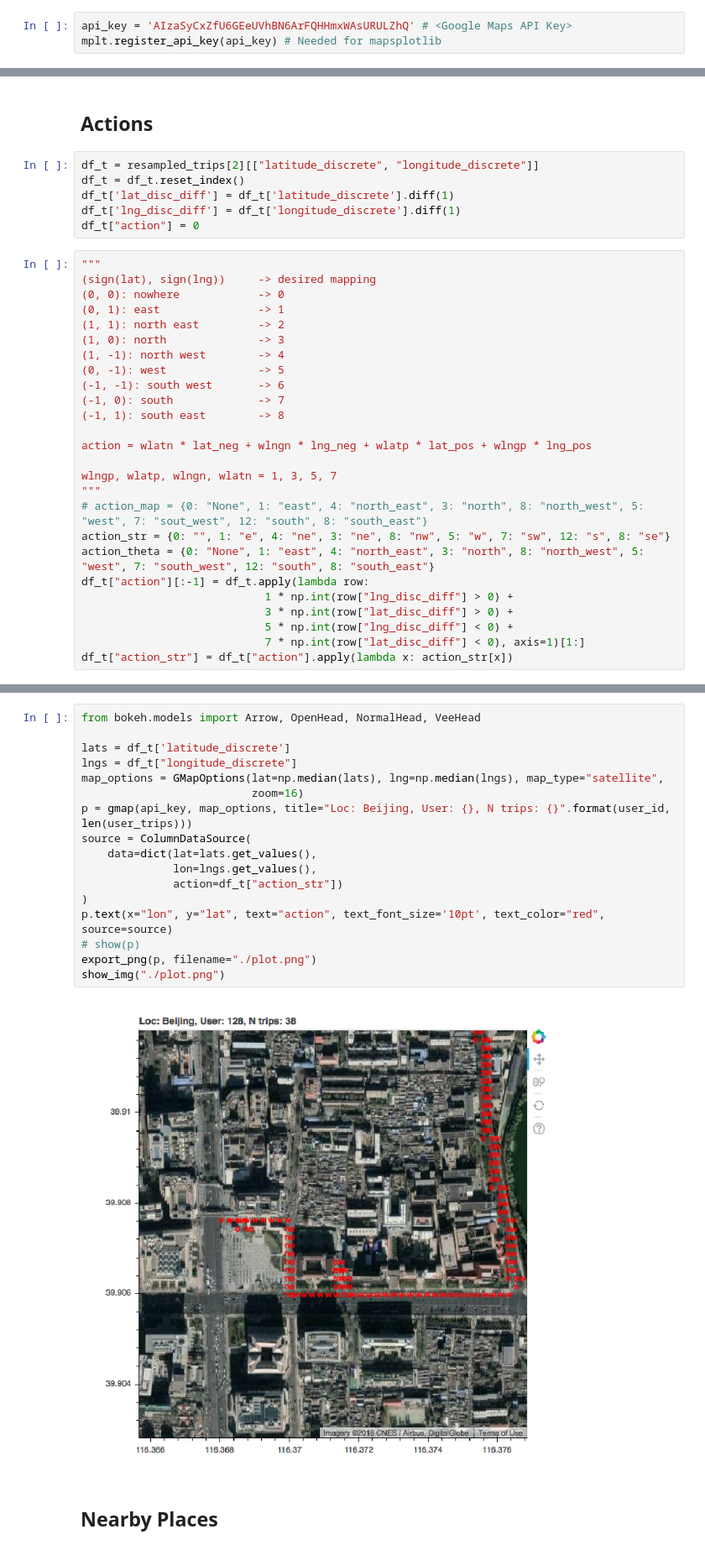
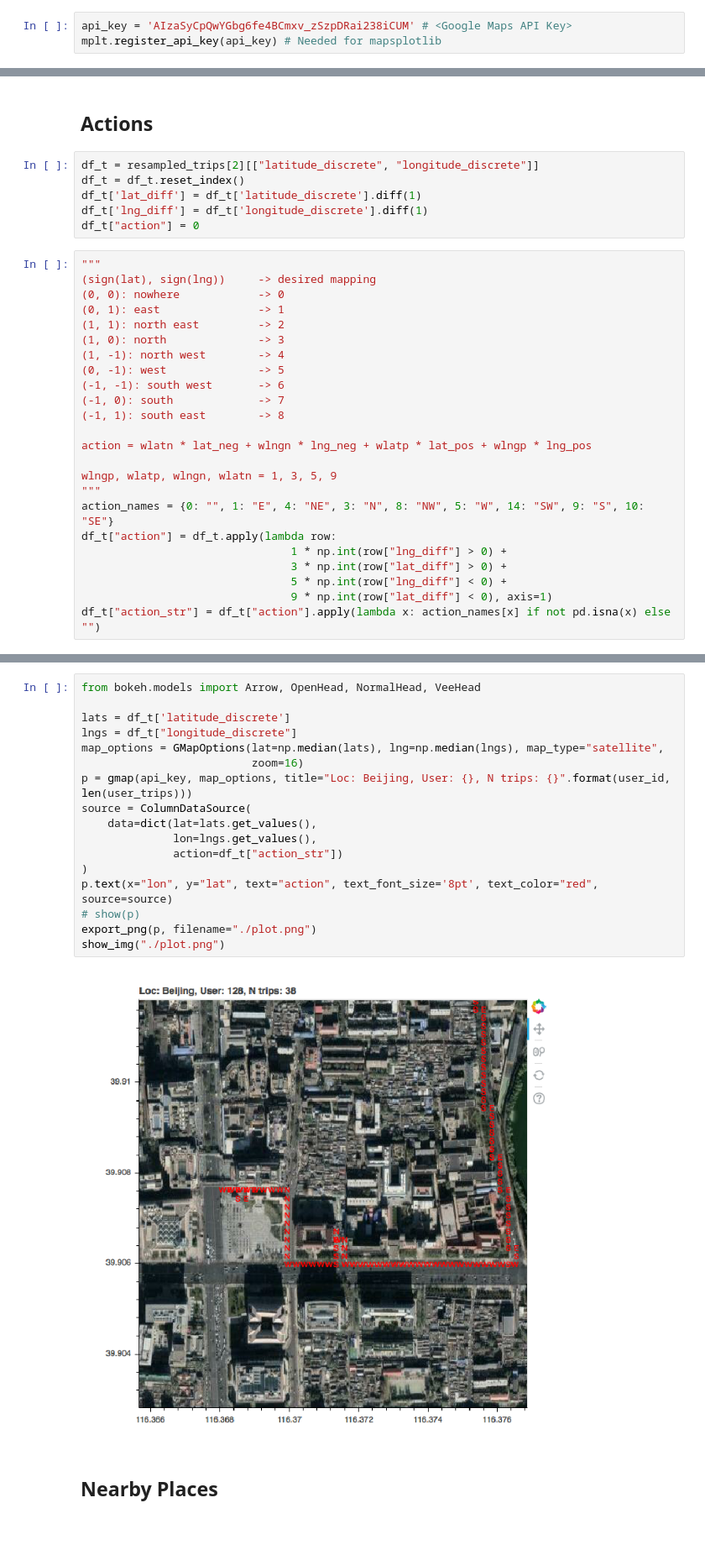
Before and after one commit to yrevar/inverse_rl, a Jupyter notebook: dataset/Geolife Trajectories 1.3/Geolife_MDP.ipynb, the cells around one changed output, grey strips where cells are left out. Shown at 84% size. Saved outputs shown, nothing was run; the diff lists cells and outputs as text.

```diff
--- a/dataset/Geolife Trajectories 1.3/Geolife_MDP.ipynb
+++ b/dataset/Geolife Trajectories 1.3/Geolife_MDP.ipynb
@@ -46,7 +46,7 @@ import matplotlib.pyplot as plt
 Loading BokehJS ...
 [interactive output not drawn]
 # %%
-api_key = 'AIzaSyCxZfU6GEeUVhBN6ArFQHHmxWAsURULZhQ' # <Google Maps API Key>
+api_key = 'AIzaSyCpQwYGbg6fe4BCmxv_zSzpDRai238iCUM' # <Google Maps API Key>
 mplt.register_api_key(api_key) # Needed for mapsplotlib
 # %% [markdown]
 ## Preprocessing
@@ -363,8 +347,8 @@ show(p)
 # %%
 df_t = resampled_trips[2][["latitude_discrete", "longitude_discrete"]]
 df_t = df_t.reset_index()
-df_t['lat_disc_diff'] = df_t['latitude_discrete'].diff(1)
-df_t['lng_disc_diff'] = df_t['longitude_discrete'].diff(1)
+df_t['lat_diff'] = df_t['latitude_discrete'].diff(1)
+df_t['lng_diff'] = df_t['longitude_discrete'].diff(1)
 df_t["action"] = 0
 # %%
 """
@@ -381,15 +365,13 @@ df_t["action"] = 0
 
 action = wlatn * lat_neg + wlngn * lng_neg + wlatp * lat_pos + wlngp * lng_pos
 
-wlngp, wlatp, wlngn, wlatn = 1, 3, 5, 7
+wlngp, wlatp, wlngn, wlatn = 1, 3, 5, 9
 """
-# action_map = {0: "None", 1: "east", 4: "north_east", 3: "north", 8: "north_west", 5: "west", 7: "sout_west", 12: "south", 8: "south_east"}
-action_str = {0: "", 1: "e", 4: "ne", 3: "ne", 8: "nw", 5: "w", 7: "sw", 12: "s", 8: "se"}
-action_theta = {0: "None", 1: "east", 4: "north_east", 3: "north", 8: "north_west", 5: "west", 7: "south_west", 12: "south", 8: "south_east"}
-df_t["action"][:-1] = df_t.apply(lambda row:
-                            1 * np.int(row["lng_disc_diff"] > 0) +
-                            3 * np.int(row["lat_disc_diff"] > 0) +
-                            5 * np.int(row["lng_disc_diff"] < 0) +
-                            7 * np.int(row["lat_disc_diff"] < 0), axis=1)[1:]
-df_t["action_str"] = df_t["action"].apply(lambda x: action_str[x])
+action_names = {0: "", 1: "E", 4: "NE", 3: "N", 8: "NW", 5: "W", 14: "SW", 9: "S", 10: "SE"}
+df_t["action"] = df_t.apply(lambda row:
+                                1 * np.int(row["lng_diff"] > 0) +
+                                3 * np.int(row["lat_diff"] > 0) +
+                                5 * np.int(row["lng_diff"] < 0) +
+                                9 * np.int(row["lat_diff"] < 0), axis=1)
+df_t["action_str"] = df_t["action"].apply(lambda x: action_names[x] if not pd.isna(x) else "")
 # %%
@@ -407,22 +390,22 @@ s -> south
 # %%
 from bokeh.models import Arrow, OpenHead, NormalHead, VeeHead
 
 lats = df_t['latitude_discrete']
 lngs = df_t["longitude_discrete"]
 map_options = GMapOptions(lat=np.median(lats), lng=np.median(lngs), map_type="satellite",
                           zoom=16)
 p = gmap(api_key, map_options, title="Loc: Beijing, User: {}, N trips: {}".format(user_id, len(user_trips)))
 source = ColumnDataSource(
     data=dict(lat=lats.get_values(),
               lon=lngs.get_values(),
               action=df_t["action_str"])
 )
-p.text(x="lon", y="lat", text="action", text_font_size='10pt', text_color="red", source=source)
+p.text(x="lon", y="lat", text="action", text_font_size='8pt', text_color="red", source=source)
 # show(p)
 export_png(p, filename="./plot.png")
 show_img("./plot.png")
 # %% [output]
-[figure, old version]
+[figure, new version]
 # %% [markdown]
 ## Nearby Places
 # %%
```
Also changed, not shown: parts of 7 cells of this notebook, 13 other files.
